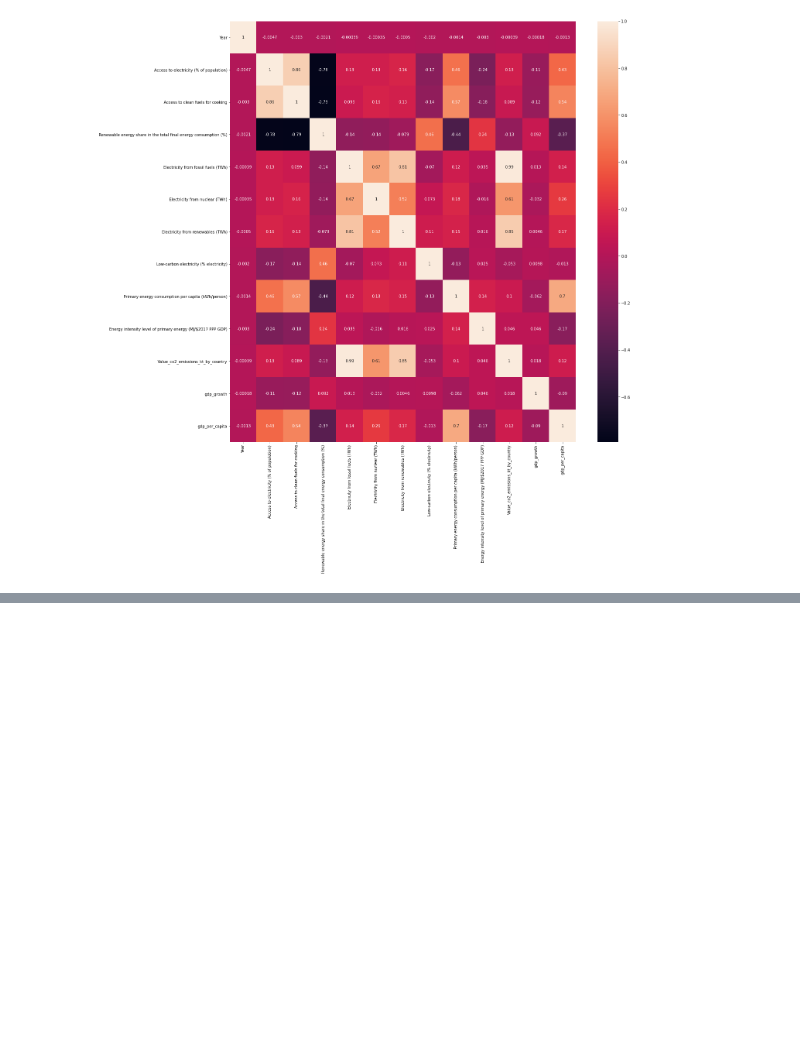
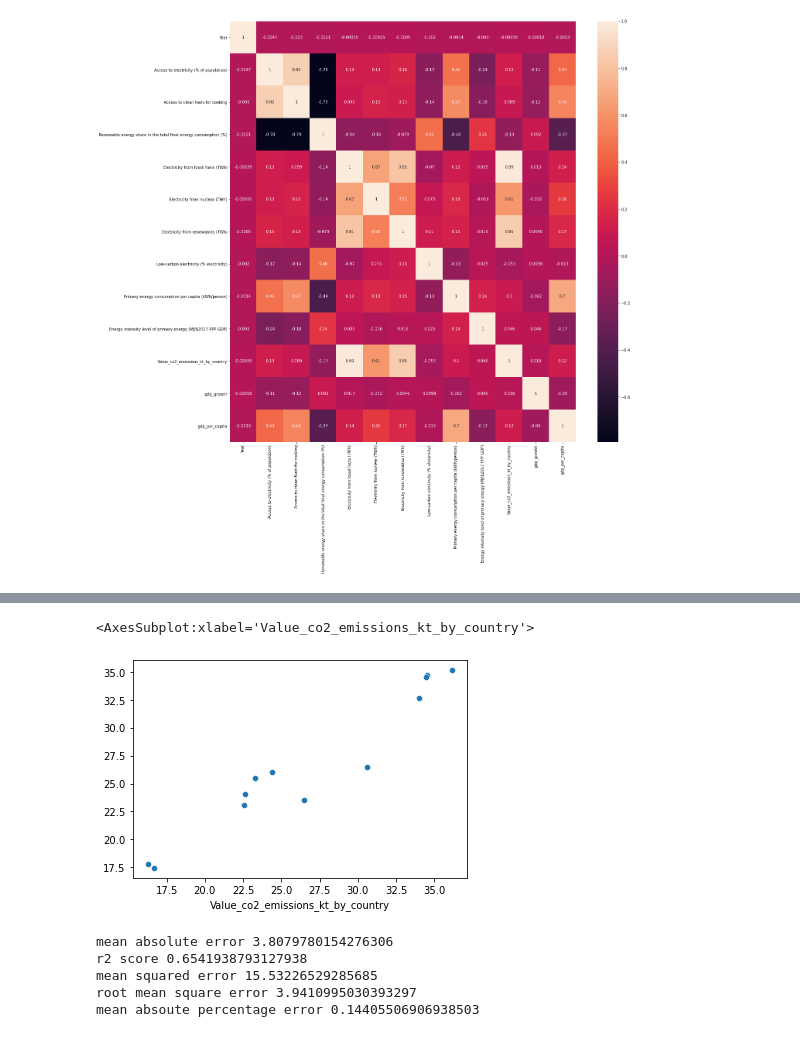
Before and after one commit to gauravjoshijo/CO2_Emission_Contribution_Model, a Jupyter notebook: Test_5.ipynb, the cells around one changed output, grey strips where cells are left out. Drawn from its saved outputs; the diff is of its cells as text; code cells hidden in the pictures; blank space fills up the shorter version.

```diff
--- a/Test_5.ipynb
+++ b/Test_5.ipynb
@@ -86,0 +147,10 @@ predictions = lasso_model.predict(X_test_scaled)
+# %%
+param_grid = {
+    'n_estimators': [50, 100, 200],
+    'max_depth': [None, 10, 20],
+    'min_samples_split': [2, 5, 10],
+    'min_samples_leaf': [1, 2, 4]
+}
+# %%
+grid_search= GridSearchCV(estimator=RandomForestRegressor(),param_grid=param_grid, cv=5,n_jobs=-1,refit=True,verbose=2)
+grid_search.fit(X_train,y_train)
@@ -87,3 +165,5 @@ predictions = lasso_model.predict(X_test_scaled)
+# %%
+predictions= grid_search.predict(X_test)
 # %%
 print("mean absolute error",mean_absolute_error(y_test,predictions))
 print("r2 score",r2_score(y_test,predictions))
@@ -107,2 +178,0 @@ df= df[['Electricity from fossil fuels (TWh)','Value_co2_emissions_kt_by_country
-# %%
-X_train, X_test, y_train, y_test = train_test_split(X, y, test_size=0.30, random_state=42)
@@ -168,0 +179,5 @@ SyntaxError: invalid syntax (<ipython-input-28-f1ce94df004c>, line 1)
+# %%
+sns.scatterplot(y_test,predictions)
+# %% [output]
+<AxesSubplot:xlabel='Value_co2_emissions_kt_by_country'>
+[figure, added]
@@ -168,0 +193,13 @@ SyntaxError: invalid syntax (<ipython-input-28-f1ce94df004c>, line 1)
+# %%
+
+print("mean absolute error",mean_absolute_error(y_test,predictions))
+print("r2 score",r2_score(y_test,predictions))
+print("mean squared error",mean_squared_error(y_test,predictions))
+print("root mean square error",np.sqrt(mean_squared_error(y_test,predictions)))
+print("mean absoute percentage error",mean_absolute_percentage_error(y_test,predictions))
+# %% [output]
+mean absolute error 3.8079780154276306
+r2 score 0.6541938793127938
+mean squared error 15.53226529285685
+root mean square error 3.9410995030393297
+mean absoute percentage error 0.14405506906938503
```
Also changed, not shown: parts of 38 cells of this notebook.
